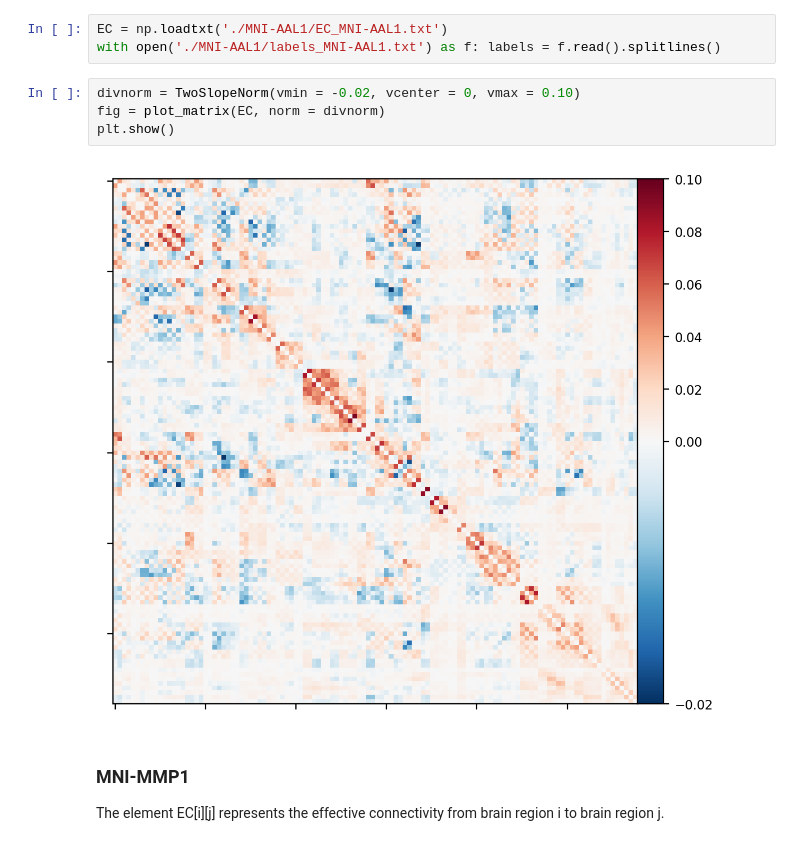
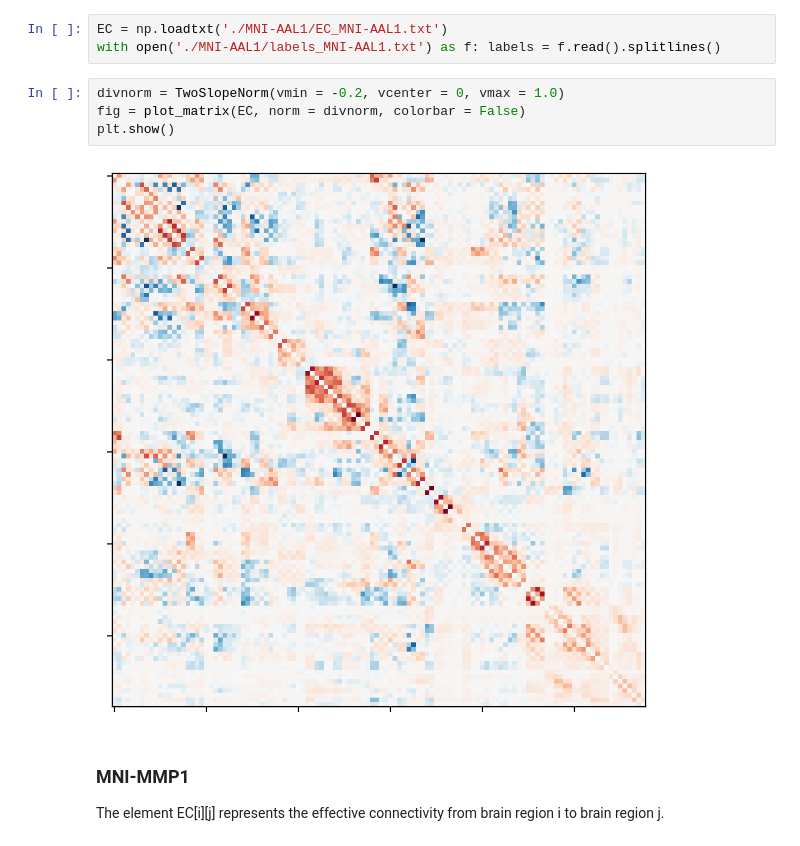
Before and after one commit to ncclab-sustech/NPI, a Jupyter notebook: Whole-brain_EC/Whole-brain_EC.ipynb, the cells around one changed output. Cells and saved outputs as stored; diff of their text form.

```diff
--- a/Whole-brain_EC/Whole-brain_EC.ipynb
+++ b/Whole-brain_EC/Whole-brain_EC.ipynb
@@ -25,11 +25,11 @@ The element EC\[i][j] represents the effective connectivity from brain region i
 EC = np.loadtxt('./MNI-AAL1/EC_MNI-AAL1.txt')
 with open('./MNI-AAL1/labels_MNI-AAL1.txt') as f: labels = f.read().splitlines()
 # %%
-divnorm = TwoSlopeNorm(vmin = -0.02, vcenter = 0, vmax = 0.10)
-fig = plot_matrix(EC, norm = divnorm)
+divnorm = TwoSlopeNorm(vmin = -0.2, vcenter = 0, vmax = 1.0)
+fig = plot_matrix(EC, norm = divnorm, colorbar = False)
 plt.show()
 # %% [output]
-[figure, old version]
+[figure, new version]
 # %% [markdown]
 ### MNI-MMP1
 The element EC\[i][j] represents the effective connectivity from brain region i to brain region j.
```
Also changed, not shown: parts of 7 cells of this notebook, 26 other files.
